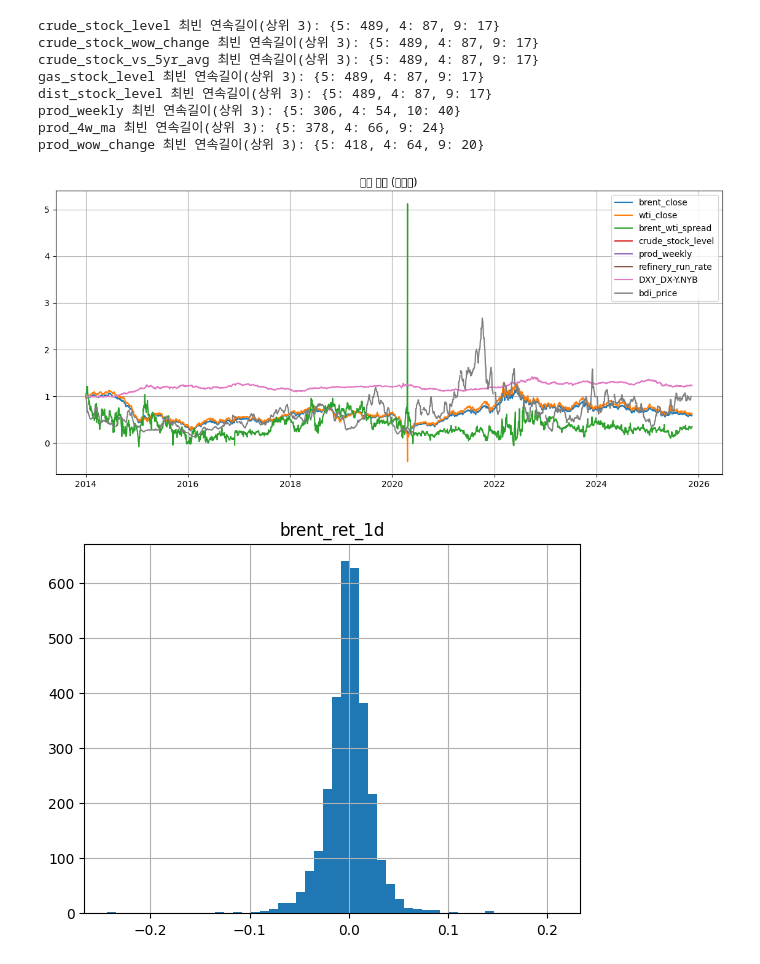
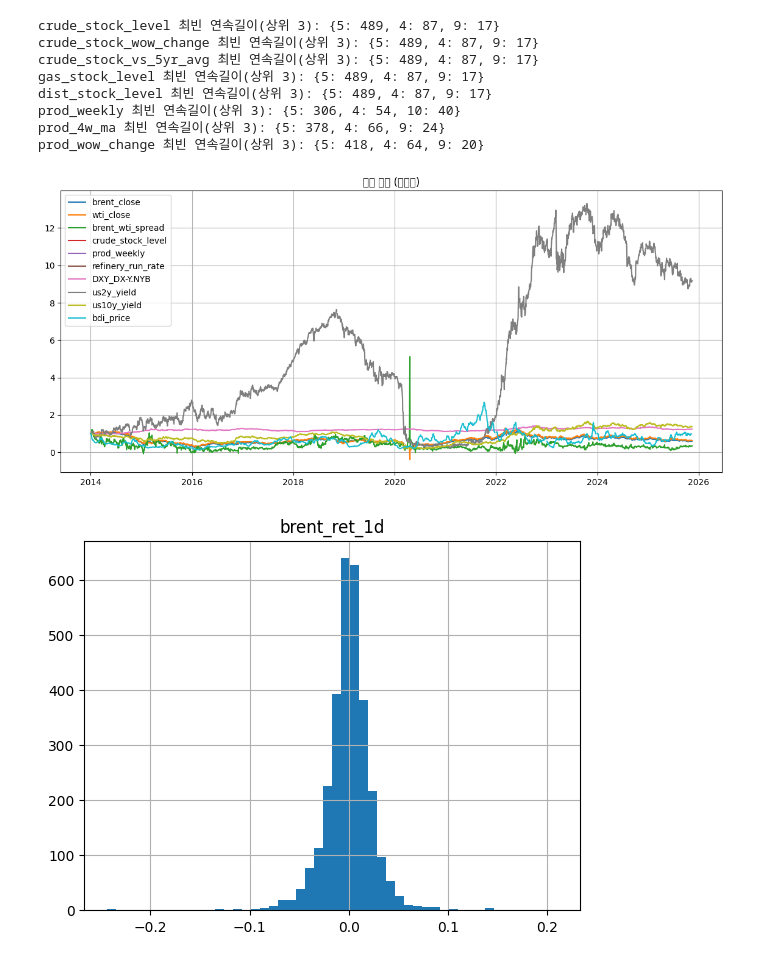
Before and after one commit to Market-Plan-B/Market-Plan-B-AI, a Jupyter notebook: market-tower/진짜데이터분석.ipynb, the cells around one changed output. Saved outputs shown, nothing was run; the diff lists cells and outputs as text; code cells hidden in the pictures.

```diff
--- a/market-tower/진짜데이터분석.ipynb
+++ b/market-tower/진짜데이터분석.ipynb
@@ -467,21 +467,22 @@ prod_wow_change 최빈 연속길이(상위 3): {5: 418, 4: 64, 9: 20}
 # %%
 #핵심 시계열 라인 플롯
 
 cols_to_plot = [
     "brent_close","wti_close","brent_wti_spread",
     "crude_stock_level","prod_weekly","refinery_run_rate",
-    "DXY_DX-Y.NYB","us2y_yield_x","us10y_yield_x","bdi_price"
+    "DXY_DX-Y.NYB","us2y_yield","us10y_yield","bdi_price"
 ]
 cols_to_plot = [c for c in cols_to_plot if c in df.columns]
+
 
 plt.figure(figsize=(14,6))
 for c in cols_to_plot:
     s = df[c]
     s = s / s.iloc[0]  # 정규화
     plt.plot(df["Date"], s, label=c)
 plt.legend(); plt.title("핵심 지표 (정규화)"); plt.grid(True); plt.show()
 # %% [output]
-[figure, old version]
+[figure, new version]
 # %%
 for c in ["brent_ret_1d","brent_ret_5d","brent_vol_5d","high_low_range","wti_mm_position_change_wow"]:
     if c in df.columns:
```
Also changed, not shown: parts of 31 cells of this notebook, 3 other files.
